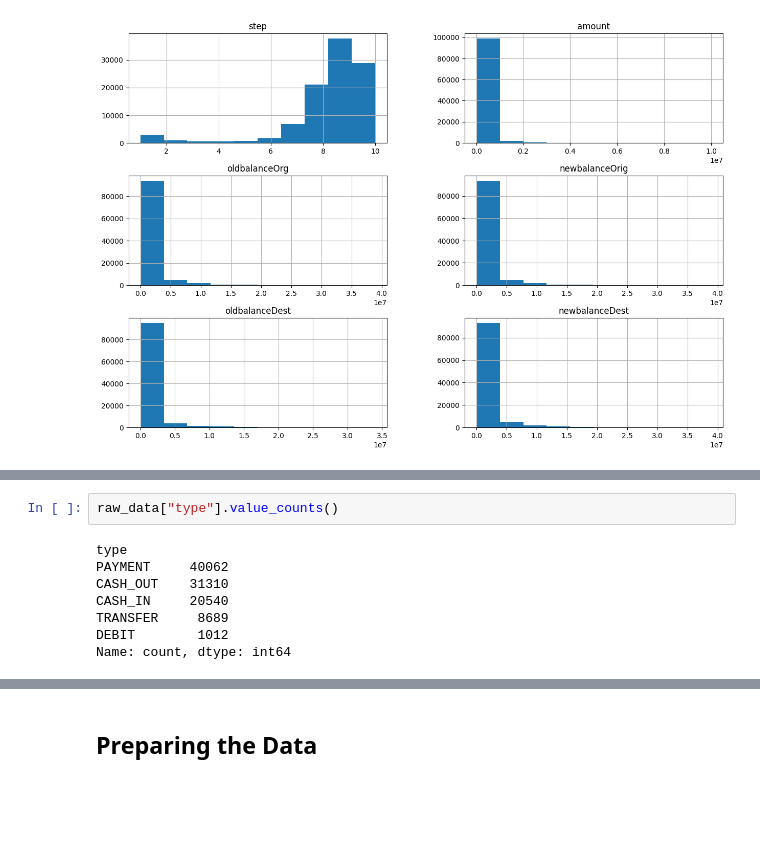
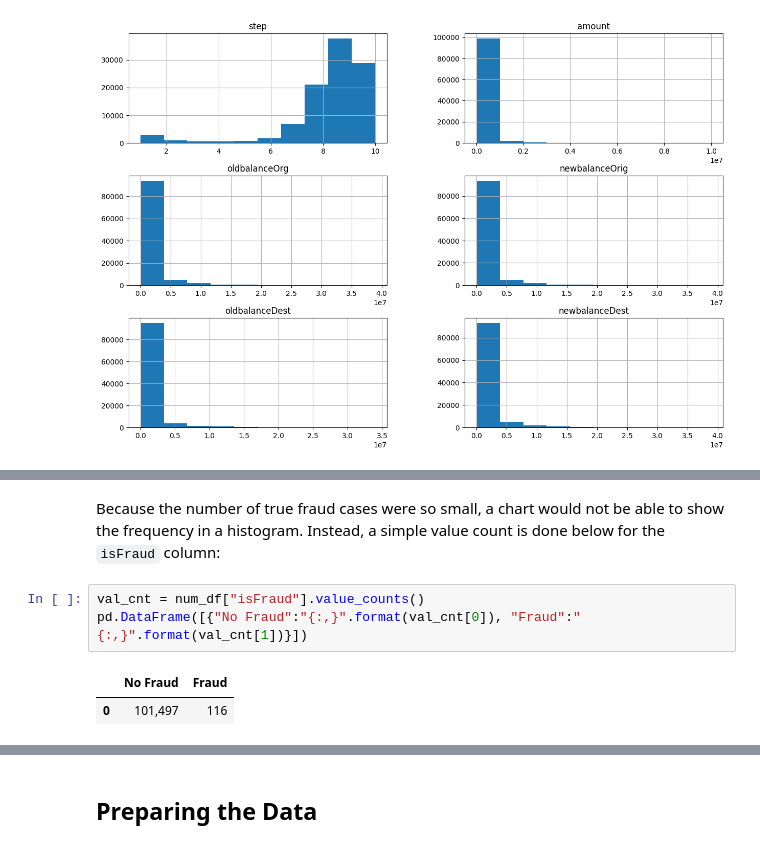
Before and after one commit to noahfrank0001/BankFraudDetection, a Jupyter notebook: analysis.ipynb, the cells around one changed output, grey strips where cells are left out. Saved outputs shown, nothing was run; the diff lists cells and outputs as text; blank space fills up the shorter version.

```diff
--- a/analysis.ipynb
+++ b/analysis.ipynb
@@ -85,10 +116,8 @@ Name: count, dtype: int64
-# %%
-raw_data["type"].value_counts()
-# %% [output]
-type
-PAYMENT     40062
-CASH_OUT    31310
-CASH_IN     20540
-TRANSFER     8689
-DEBIT        1012
-Name: count, dtype: int64
+# %% [markdown]
+Because the number of true fraud cases were so small, a chart would not be able to show the frequency in a histogram. Instead, a simple value count is done below for the `isFraud` column:
+# %%
+val_cnt = num_df["isFraud"].value_counts()
+pd.DataFrame([{"No Fraud":"{:,}".format(val_cnt[0]), "Fraud":"{:,}".format(val_cnt[1])}])
+# %% [output]
+|  | No Fraud | Fraud |
+| 0 | 101,497 | 116 |
```
Also changed, not shown: parts of 35 cells of this notebook.
